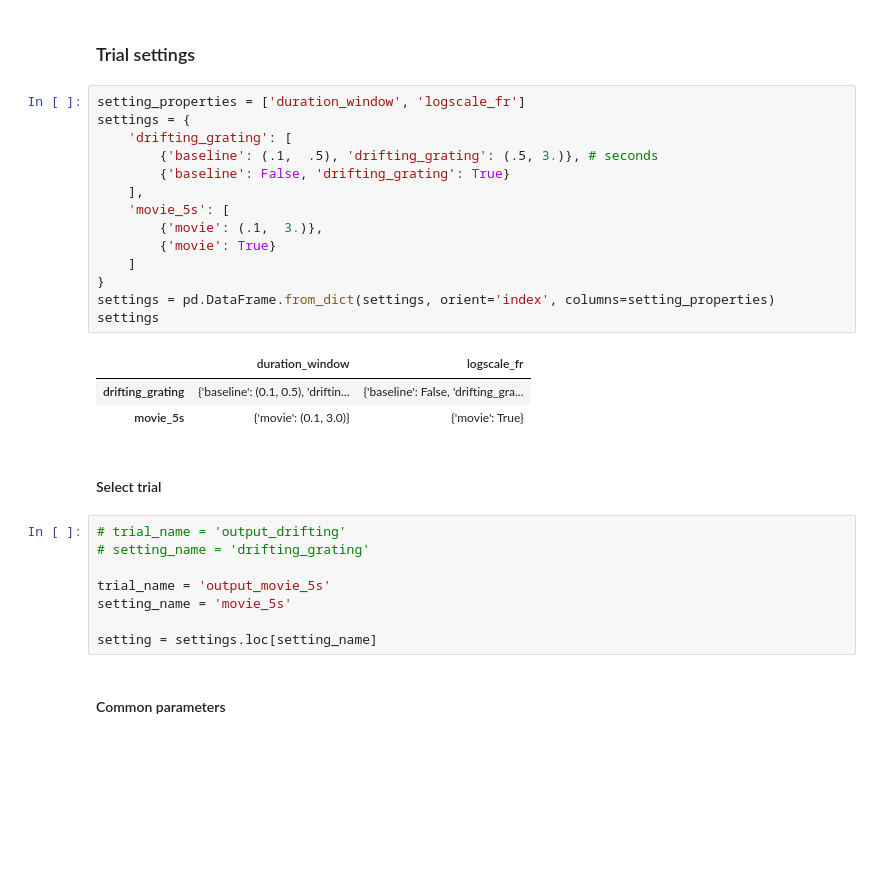
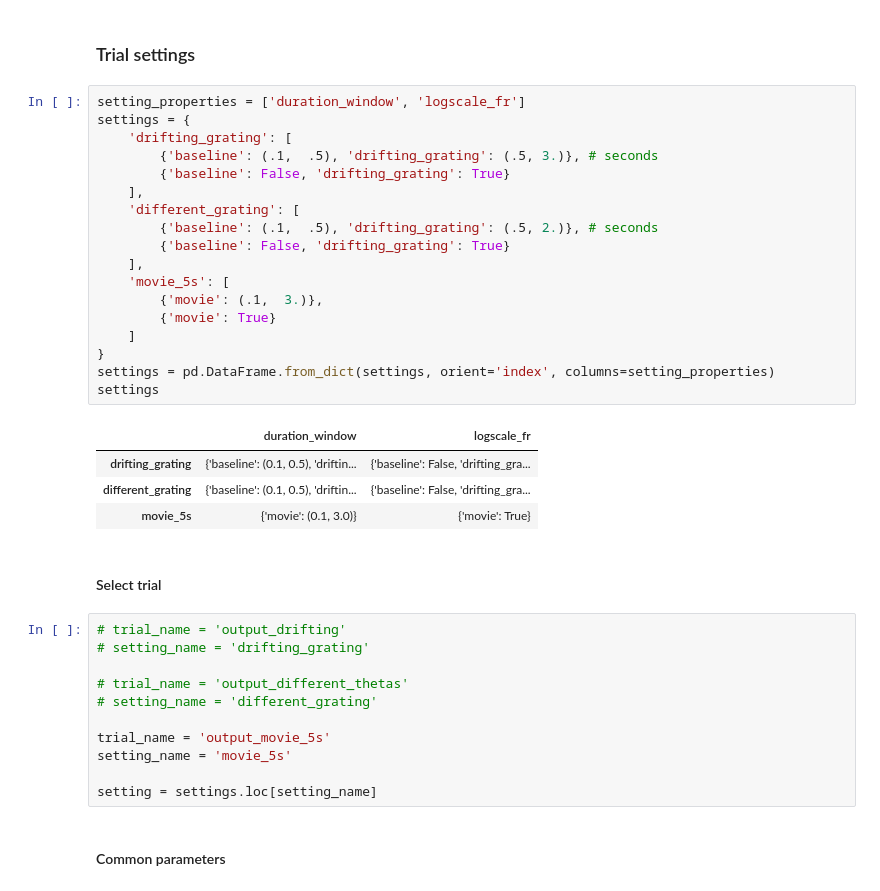
Before and after one commit to chenziao/Analyzing_Allen_V1_Model, a Jupyter notebook: spikes.ipynb, the cells around one changed output. Saved outputs shown, nothing was run; the diff lists cells and outputs as text; blank space fills up the shorter version.

Commit message:
Update plot functions; add different_grating case

```diff
--- a/spikes.ipynb
+++ b/spikes.ipynb
@@ -14,26 +14,34 @@ network_name = 'v1'
 # %%
 setting_properties = ['duration_window', 'logscale_fr']
 settings = {
     'drifting_grating': [
         {'baseline': (.1,  .5), 'drifting_grating': (.5, 3.)}, # seconds
+        {'baseline': False, 'drifting_grating': True}
+    ],
+    'different_grating': [
+        {'baseline': (.1,  .5), 'drifting_grating': (.5, 2.)}, # seconds
         {'baseline': False, 'drifting_grating': True}
     ],
     'movie_5s': [
         {'movie': (.1,  3.)},
         {'movie': True}
     ]
 }
 settings = pd.DataFrame.from_dict(settings, orient='index', columns=setting_properties)
 settings
 # %% [output]
 |  | duration_window | logscale_fr |
 | drifting_grating | {'baseline': (0.1, 0.5), 'driftin... | {'baseline': False, 'drifting_gra... |
+| different_grating | {'baseline': (0.1, 0.5), 'driftin... | {'baseline': False, 'drifting_gra... |
 | movie_5s | {'movie': (0.1, 3.0)} | {'movie': True} |
 # %% [markdown]
 #### Select trial
 # %%
 # trial_name = 'output_drifting'
 # setting_name = 'drifting_grating'
+
+# trial_name = 'output_different_thetas'
+# setting_name = 'different_grating'
 
 trial_name = 'output_movie_5s'
 setting_name = 'movie_5s'
```
Also changed, not shown: 1 other file.
